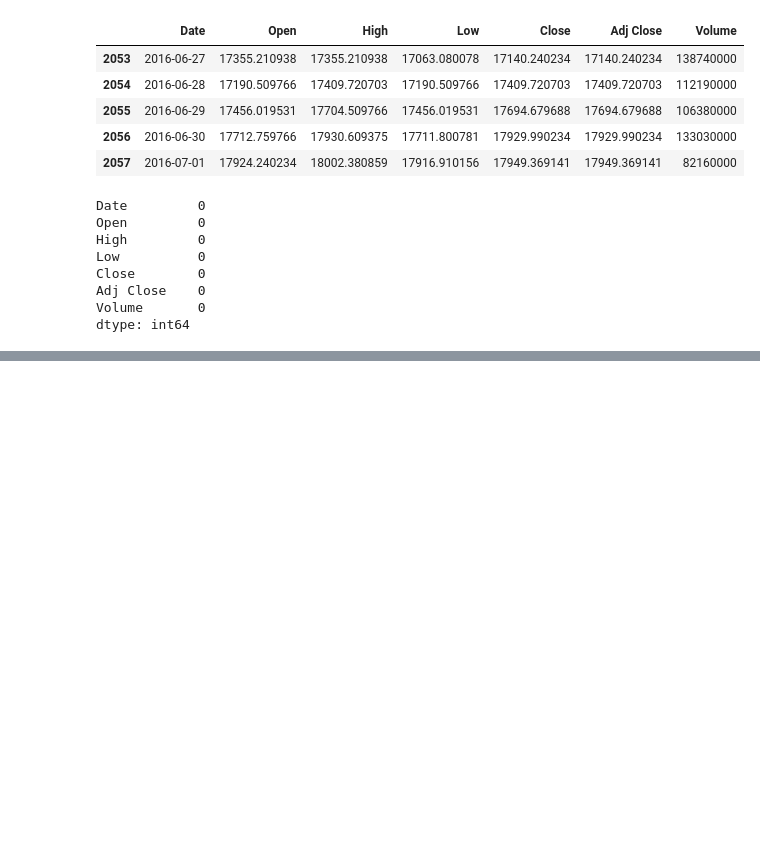
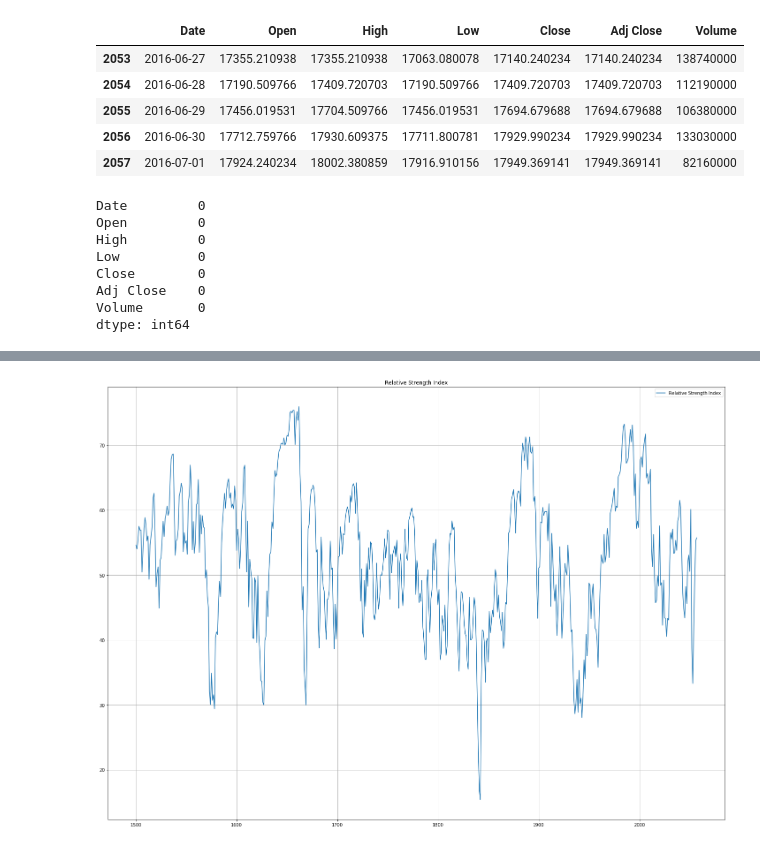
Before and after one commit to vishnugopu/Stock_predictions, a Jupyter notebook: StockPredictions.ipynb, the cells around one changed output, grey strips where cells are left out. Cells and saved outputs as stored; diff of their text form; code cells hidden in the pictures; blank space fills up the shorter version.

```diff
--- a/StockPredictions.ipynb
+++ b/StockPredictions.ipynb
@@ -259,0 +329,9 @@ dtype: int64
+# %%
+plt.plot(dj_ta.momentum_rsi[1500:], label='Relative Strength Index')
+plt.title('Relative Strength Index')
+plt.rcParams["figure.figsize"] = [25,18]
+plt.legend()
+plt.grid()
+plt.show()
+# %% [output]
+[figure, added]
```
Also changed, not shown: parts of 15 cells of this notebook.
